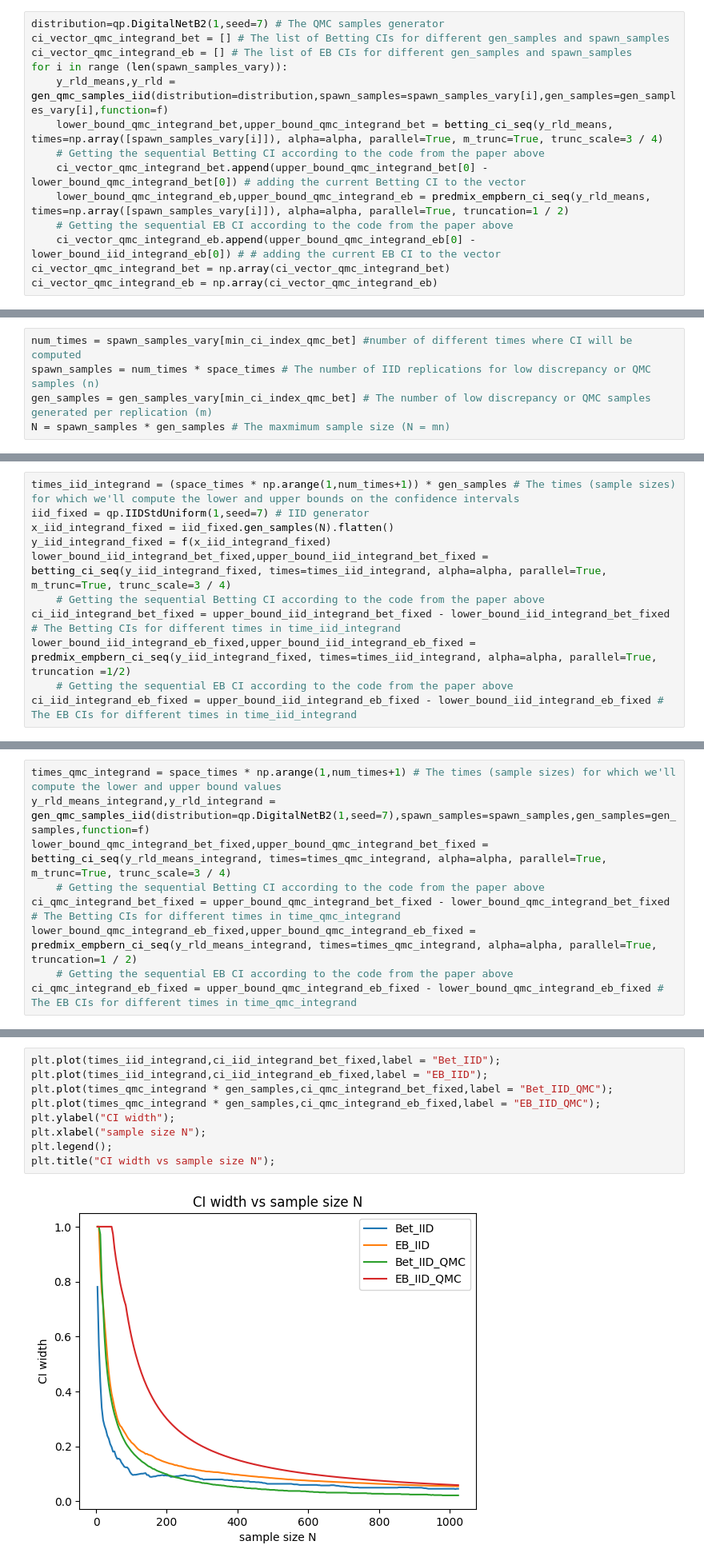
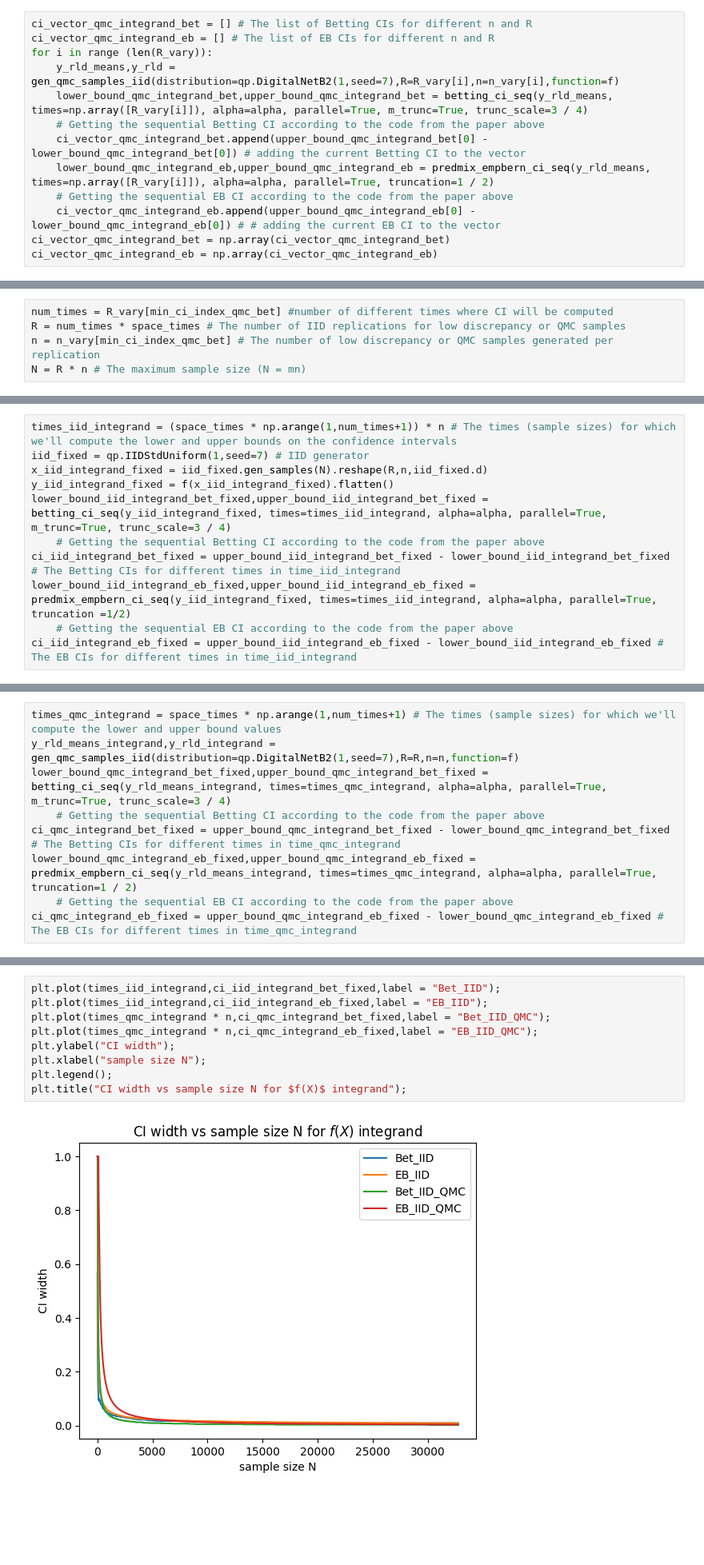
Before and after one commit to aaditj1962161/Betting-Paper-Simulations-for-QMC, a Jupyter notebook: simulations/Fixed-time/Betting IID vs QMC.ipynb, the cells around one changed output, grey strips where cells are left out. Shown at 80% size. Cells and saved outputs as stored; diff of their text form; blank space fills up the shorter version.

```diff
--- a/simulations/Fixed-time/Betting IID vs QMC.ipynb
+++ b/simulations/Fixed-time/Betting IID vs QMC.ipynb
@@ -296,17 +330,16 @@ Using 11 cores
 # %% [markdown]
 IID replications of QMC experiments:
 # %%
-distribution=qp.DigitalNetB2(1,seed=7) # The QMC samples generator
-ci_vector_qmc_integrand_bet = [] # The list of Betting CIs for different gen_samples and spawn_samples
-ci_vector_qmc_integrand_eb = [] # The list of EB CIs for different gen_samples and spawn_samples
-for i in range (len(spawn_samples_vary)):
-    y_rld_means,y_rld = gen_qmc_samples_iid(distribution=distribution,spawn_samples=spawn_samples_vary[i],gen_samples=gen_samples_vary[i],function=f)
-    lower_bound_qmc_integrand_bet,upper_bound_qmc_integrand_bet = betting_ci_seq(y_rld_means, times=np.array([spawn_samples_vary[i]]), alpha=alpha, parallel=True, m_trunc=True, trunc_scale=3 / 4)
+ci_vector_qmc_integrand_bet = [] # The list of Betting CIs for different n and R
+ci_vector_qmc_integrand_eb = [] # The list of EB CIs for different n and R
+for i in range (len(R_vary)):
+    y_rld_means,y_rld = gen_qmc_samples_iid(distribution=qp.DigitalNetB2(1,seed=7),R=R_vary[i],n=n_vary[i],function=f)
+    lower_bound_qmc_integrand_bet,upper_bound_qmc_integrand_bet = betting_ci_seq(y_rld_means, times=np.array([R_vary[i]]), alpha=alpha, parallel=True, m_trunc=True, trunc_scale=3 / 4)
     # Getting the sequential Betting CI according to the code from the paper above
     ci_vector_qmc_integrand_bet.append(upper_bound_qmc_integrand_bet[0] - lower_bound_qmc_integrand_bet[0]) # adding the current Betting CI to the vector
-    lower_bound_qmc_integrand_eb,upper_bound_qmc_integrand_eb = predmix_empbern_ci_seq(y_rld_means, times=np.array([spawn_samples_vary[i]]), alpha=alpha, parallel=True, truncation=1 / 2)
+    lower_bound_qmc_integrand_eb,upper_bound_qmc_integrand_eb = predmix_empbern_ci_seq(y_rld_means, times=np.array([R_vary[i]]), alpha=alpha, parallel=True, truncation=1 / 2)
     # Getting the sequential EB CI according to the code from the paper above
-    ci_vector_qmc_integrand_eb.append(upper_bound_qmc_integrand_eb[0] - lower_bound_iid_integrand_eb[0]) # # adding the current EB CI to the vector
+    ci_vector_qmc_integrand_eb.append(upper_bound_qmc_integrand_eb[0] - lower_bound_qmc_integrand_eb[0]) # # adding the current EB CI to the vector
 ci_vector_qmc_integrand_bet = np.array(ci_vector_qmc_integrand_bet)
 ci_vector_qmc_integrand_eb = np.array(ci_vector_qmc_integrand_eb)
 # %% [output]
@@ -380,15 +436,15 @@ Here, we set the num_times, spawn_samples, gen_samples, and N
 # %%
-num_times = spawn_samples_vary[min_ci_index_qmc_bet] #number of different times where CI will be computed
-spawn_samples = num_times * space_times # The number of IID replications for low discrepancy or QMC samples (n)
-gen_samples = gen_samples_vary[min_ci_index_qmc_bet] # The number of low discrepancy or QMC samples generated per replication (m)
-N = spawn_samples * gen_samples # The maxmimum sample size (N = mn)
+num_times = R_vary[min_ci_index_qmc_bet] #number of different times where CI will be computed
+R = num_times * space_times # The number of IID replications for low discrepancy or QMC samples
+n = n_vary[min_ci_index_qmc_bet] # The number of low discrepancy or QMC samples generated per replication
+N = R * n # The maximum sample size (N = mn)
 # %% [markdown]
 IID numerical experiments:
 # %%
-times_iid_integrand = (space_times * np.arange(1,num_times+1)) * gen_samples # The times (sample sizes) for which we'll compute the lower and upper bounds on the confidence intervals
+times_iid_integrand = (space_times * np.arange(1,num_times+1)) * n # The times (sample sizes) for which we'll compute the lower and upper bounds on the confidence intervals
 iid_fixed = qp.IIDStdUniform(1,seed=7) # IID generator
-x_iid_integrand_fixed = iid_fixed.gen_samples(N).flatten()
-y_iid_integrand_fixed = f(x_iid_integrand_fixed)
+x_iid_integrand_fixed = iid_fixed.gen_samples(N).reshape(R,n,iid_fixed.d)
+y_iid_integrand_fixed = f(x_iid_integrand_fixed).flatten()
 lower_bound_iid_integrand_bet_fixed,upper_bound_iid_integrand_bet_fixed = betting_ci_seq(y_iid_integrand_fixed, times=times_iid_integrand, alpha=alpha, parallel=True, m_trunc=True, trunc_scale=3 / 4)
     # Getting the sequential Betting CI according to the code from the paper above
 ci_iid_integrand_bet_fixed = upper_bound_iid_integrand_bet_fixed - lower_bound_iid_integrand_bet_fixed # The Betting CIs for different times in time_iid_integrand
@@ -402,7 +475,7 @@ Using 11 cores
 IID replications of QMC experiments:
 # %%
 times_qmc_integrand = space_times * np.arange(1,num_times+1) # The times (sample sizes) for which we'll compute the lower and upper bound values
-y_rld_means_integrand,y_rld_integrand = gen_qmc_samples_iid(distribution=qp.DigitalNetB2(1,seed=7),spawn_samples=spawn_samples,gen_samples=gen_samples,function=f)
+y_rld_means_integrand,y_rld_integrand = gen_qmc_samples_iid(distribution=qp.DigitalNetB2(1,seed=7),R=R,n=n,function=f)
 lower_bound_qmc_integrand_bet_fixed,upper_bound_qmc_integrand_bet_fixed = betting_ci_seq(y_rld_means_integrand, times=times_qmc_integrand, alpha=alpha, parallel=True, m_trunc=True, trunc_scale=3 / 4)
     # Getting the sequential Betting CI according to the code from the paper above
 ci_qmc_integrand_bet_fixed = upper_bound_qmc_integrand_bet_fixed - lower_bound_qmc_integrand_bet_fixed # The Betting CIs for different times in time_qmc_integrand
@@ -419,11 +509,11 @@ Here, we plot the confidence interval width as a function of sample size $N$ for
 # %%
 plt.plot(times_iid_integrand,ci_iid_integrand_bet_fixed,label = "Bet_IID");
 plt.plot(times_iid_integrand,ci_iid_integrand_eb_fixed,label = "EB_IID");
-plt.plot(times_qmc_integrand * gen_samples,ci_qmc_integrand_bet_fixed,label = "Bet_IID_QMC");
-plt.plot(times_qmc_integrand * gen_samples,ci_qmc_integrand_eb_fixed,label = "EB_IID_QMC");
+plt.plot(times_qmc_integrand * n,ci_qmc_integrand_bet_fixed,label = "Bet_IID_QMC");
+plt.plot(times_qmc_integrand * n,ci_qmc_integrand_eb_fixed,label = "EB_IID_QMC");
 plt.ylabel("CI width");
 plt.xlabel("sample size N");
 plt.legend();
-plt.title("CI width vs sample size N");
+plt.title("CI width vs sample size N for $f(X)$ integrand");
 # %% [output]
-[figure, old version]
+[figure, new version]
```
Also changed, not shown: parts of 59 cells of this notebook.
